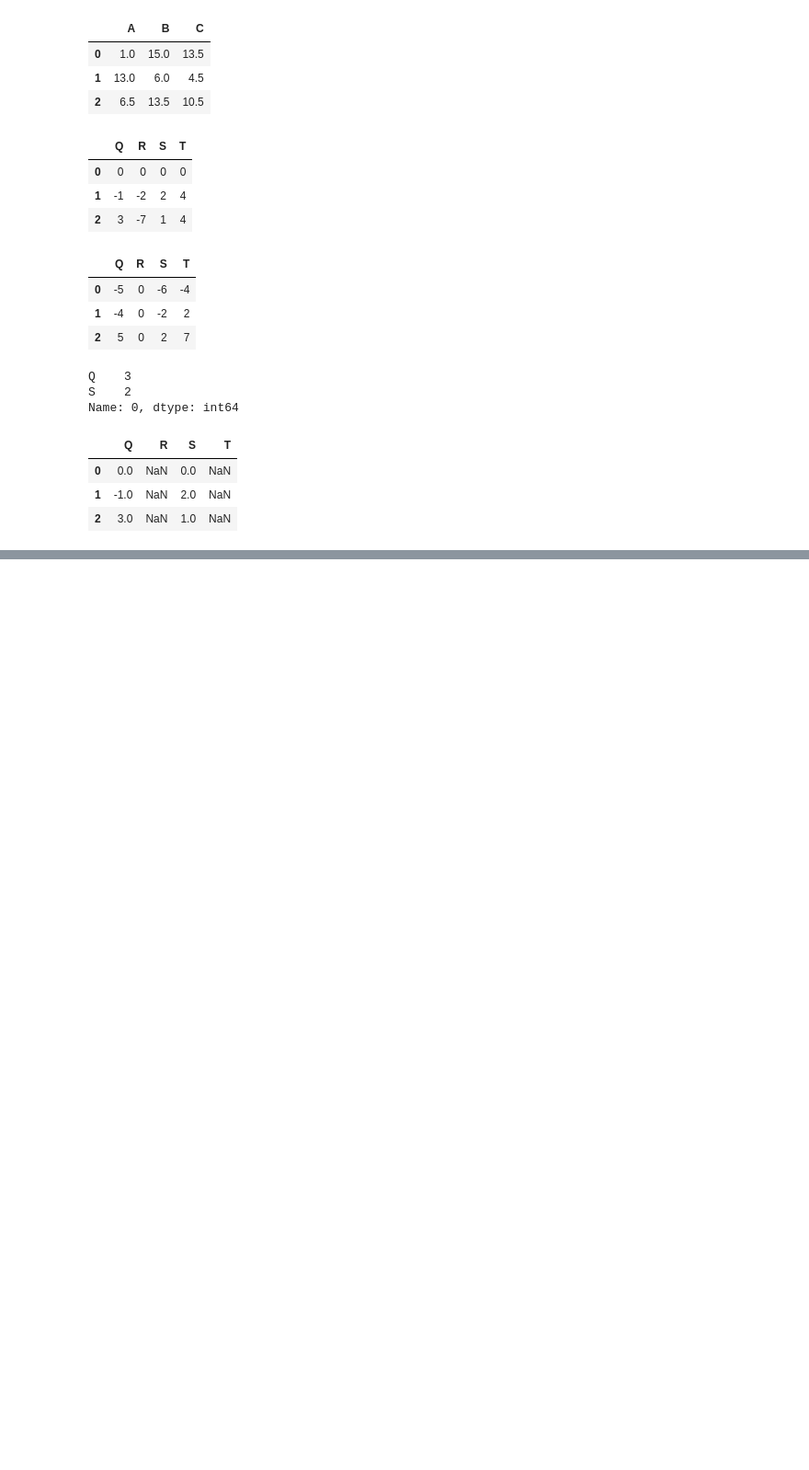
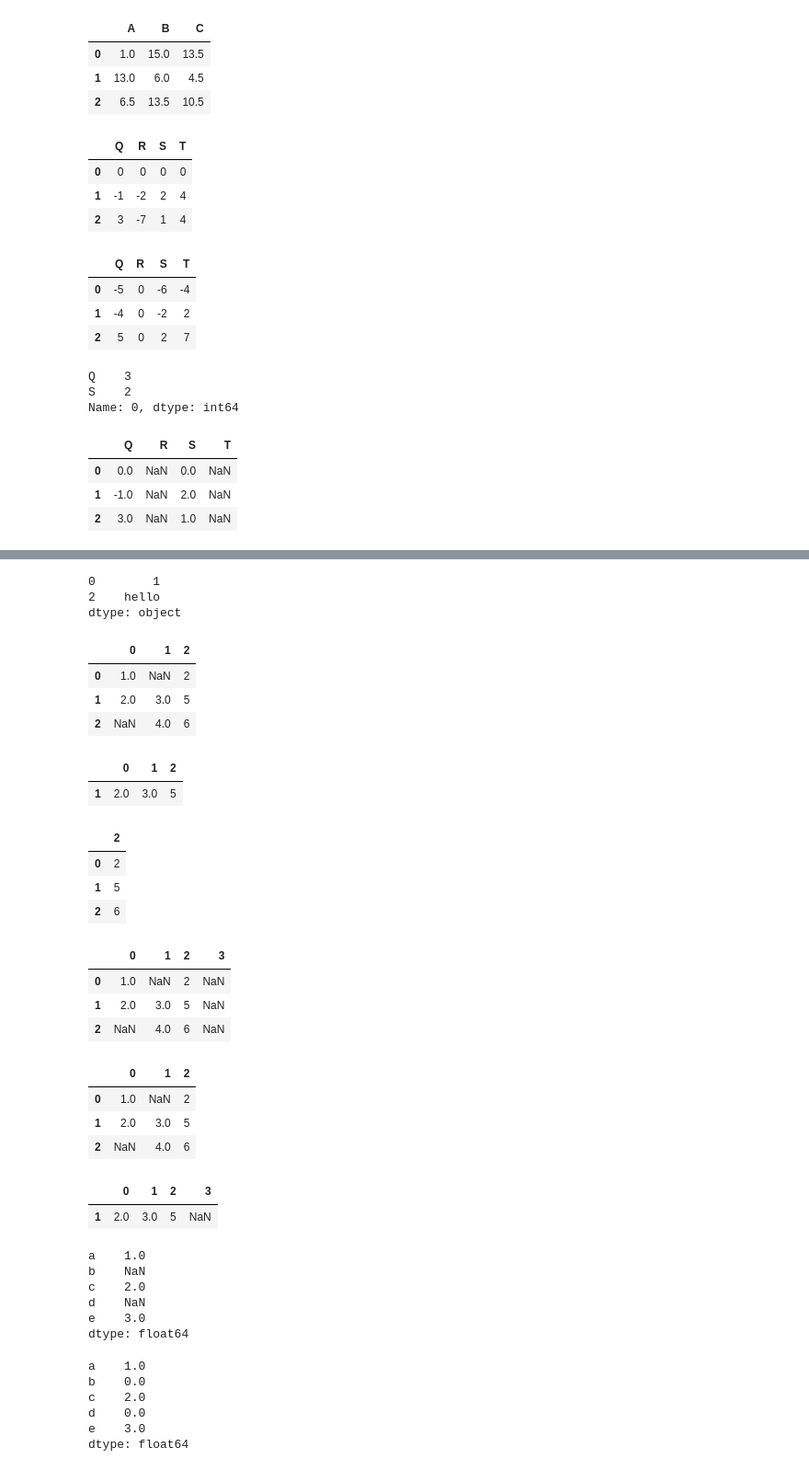
Before and after one commit to grehujt/SmallPythonProjects, a Jupyter notebook: jupyterNotebooks/tutorials/pandas.ipynb, the cells around one changed output, grey strips where cells are left out. Shown at 92% size. Cells and saved outputs as stored; diff of their text form; code cells hidden in the pictures; blank space fills up the shorter version.

```diff
--- a/jupyterNotebooks/tutorials/pandas.ipynb
+++ b/jupyterNotebooks/tutorials/pandas.ipynb
@@ -521,0 +594,67 @@ df - halfrow
+# %%
+data.dropna()
+# %% [output]
+0        1
+2    hello
+dtype: object
+# %%
+df = pd.DataFrame([[1,      np.nan, 2],
+                   [2,      3,      5],
+                   [np.nan, 4,      6]])
+df
+# %% [output]
+|  | 0 | 1 | 2 |
+| 0 | 1.0 | NaN | 2 |
+| 1 | 2.0 | 3.0 | 5 |
+| 2 | NaN | 4.0 | 6 |
+# %%
+df.dropna()
+# %% [output]
+|  | 0 | 1 | 2 |
+| 1 | 2.0 | 3.0 | 5 |
+# %%
+df.dropna(axis='columns')
+# %% [output]
+|  | 2 |
+| 0 | 2 |
+| 1 | 5 |
+| 2 | 6 |
+# %%
+df[3] = np.nan
+df
+# %% [output]
+|  | 0 | 1 | 2 | 3 |
+| 0 | 1.0 | NaN | 2 | NaN |
+| 1 | 2.0 | 3.0 | 5 | NaN |
+| 2 | NaN | 4.0 | 6 | NaN |
+# %%
+df.dropna(axis='columns', how='all')
+# %% [output]
+|  | 0 | 1 | 2 |
+| 0 | 1.0 | NaN | 2 |
+| 1 | 2.0 | 3.0 | 5 |
+| 2 | NaN | 4.0 | 6 |
+# %%
+df.dropna(axis='rows', thresh=3)  # rows with at least 3 non-nan vals
+# %% [output]
+|  | 0 | 1 | 2 | 3 |
+| 1 | 2.0 | 3.0 | 5 | NaN |
+# %%
+data = pd.Series([1, np.nan, 2, None, 3], index=list('abcde'))
+data
+# %% [output]
+a    1.0
+b    NaN
+c    2.0
+d    NaN
+e    3.0
+dtype: float64
+# %%
+data.fillna(0)
+# %% [output]
+a    1.0
+b    0.0
+c    2.0
+d    0.0
+e    3.0
+dtype: float64
```
Also changed, not shown: parts of 12 cells of this notebook.
